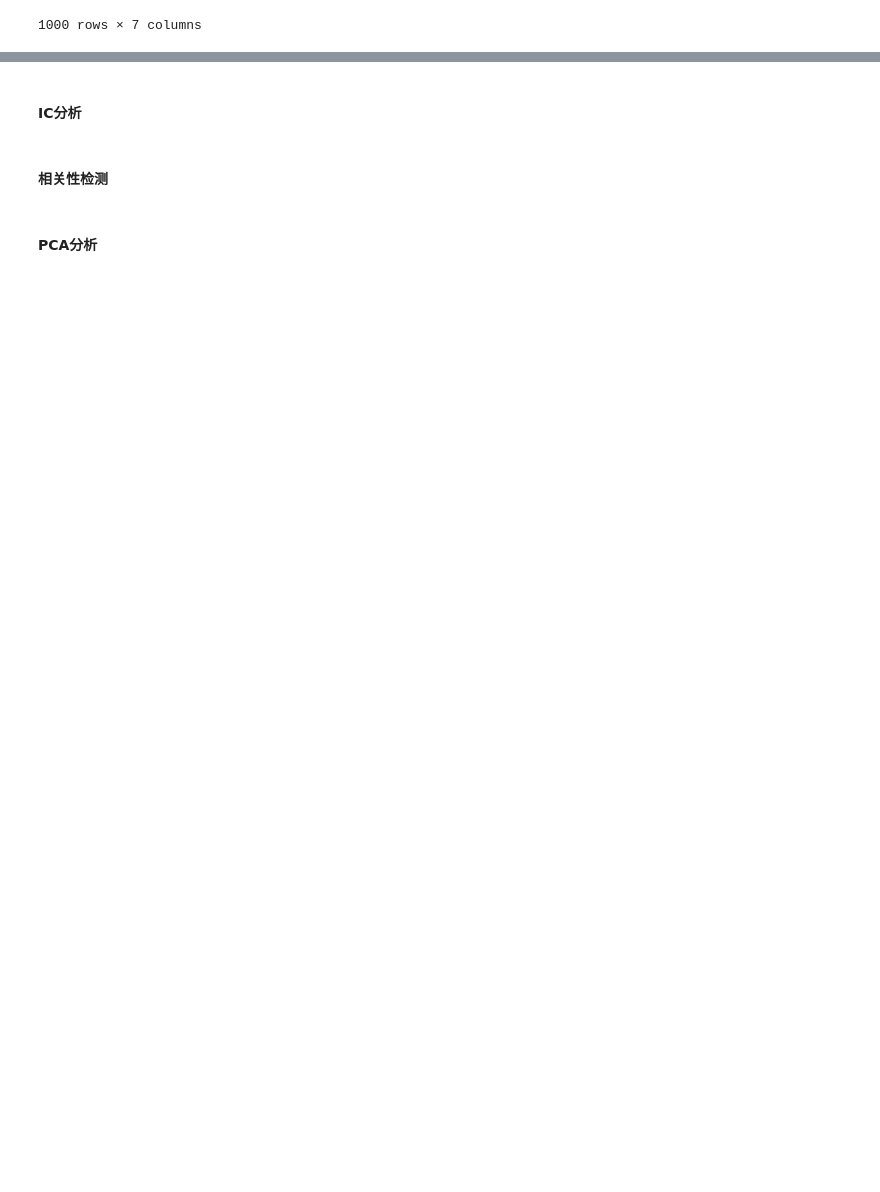
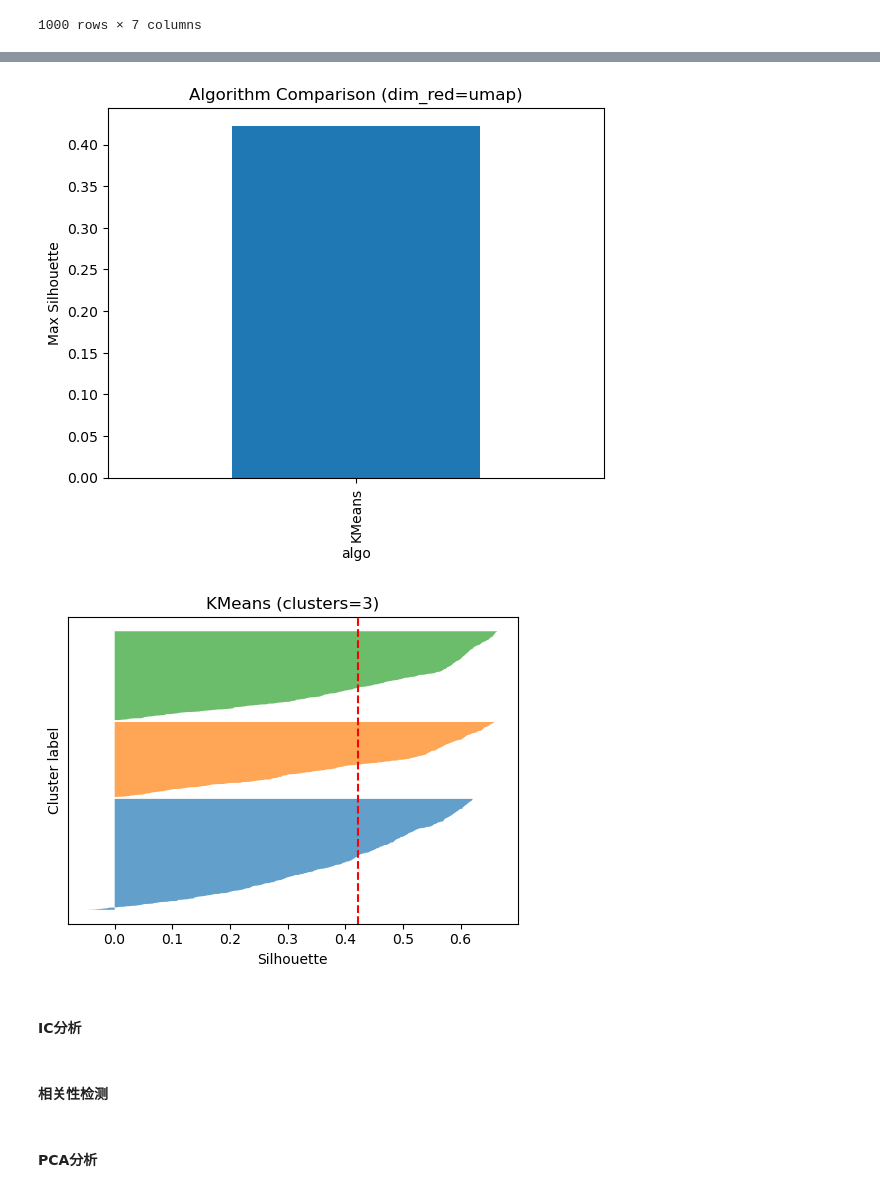
Before and after one commit to cziwen/TockFormer, a Jupyter notebook: measureFeature.ipynb, the cells around one changed output, grey strips where cells are left out. Drawn from its saved outputs; the diff is of its cells as text; code cells hidden in the pictures; blank space fills up the shorter version.

```diff
--- a/measureFeature.ipynb
+++ b/measureFeature.ipynb
@@ -94,0 +85,12 @@ summary
+# %%
+df_eval_report = finfact.evaluate_clusterings(
+    dim_reduction='umap',
+    reduction_params={'n_components': 2, 'n_neighbors': 10, 'min_dist': 0.1},
+    algos= ['KMeans'],
+    n_jobs=12,
+    backend='thread',
+    seq_len=1
+)
+# %% [output]
+[figure, added]
+[figure, added]
```
Also changed, not shown: parts of 10 cells of this notebook, 1 other file.
